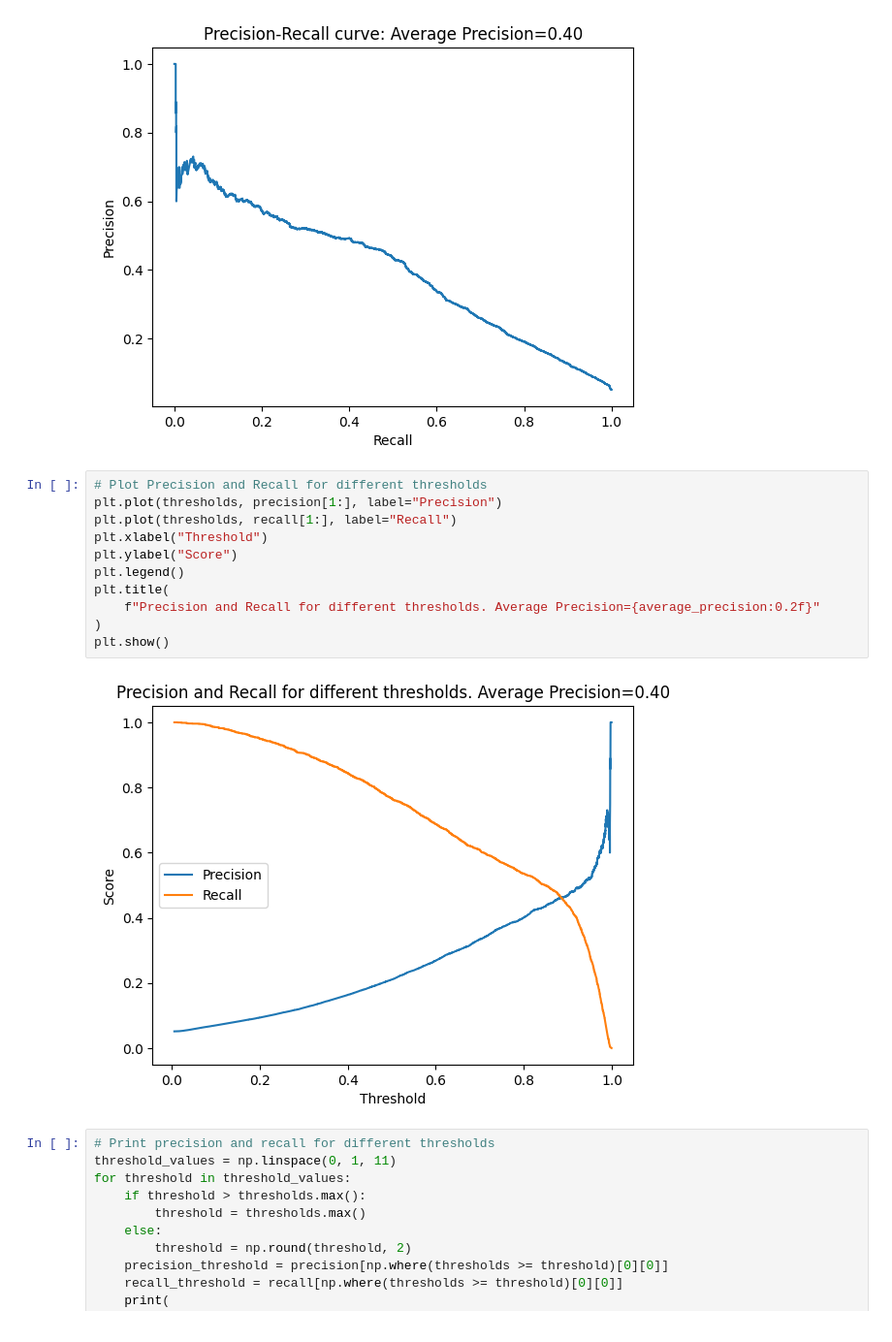
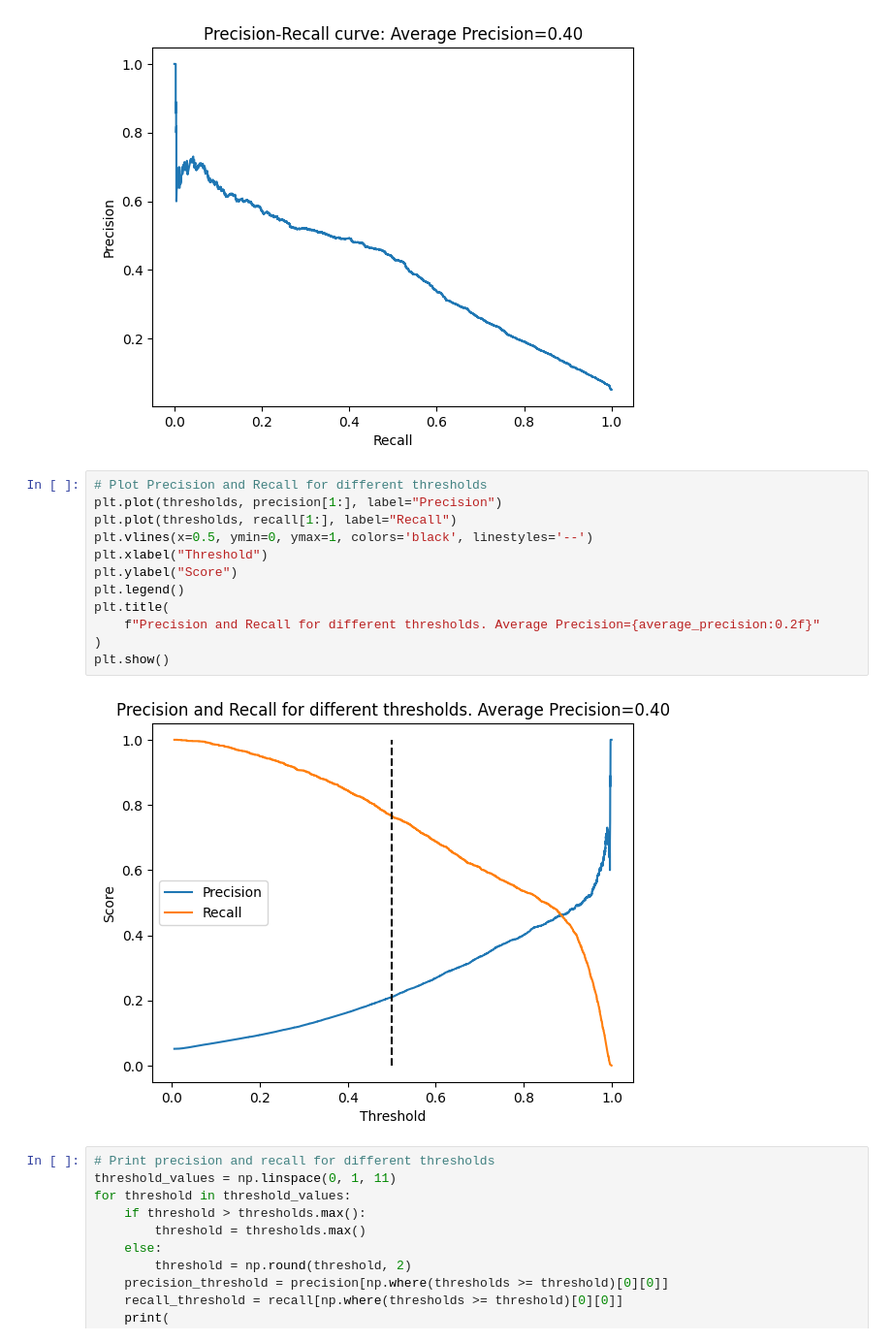
Before and after one commit to anuvrat-umich/siads_capstone, a Jupyter notebook: src/model.ipynb, the cells around one changed output. Shown at 97% size. Saved outputs shown, nothing was run; the diff lists cells and outputs as text.

```diff
--- a/src/model.ipynb
+++ b/src/model.ipynb
@@ -370,16 +376,17 @@ plt.show()
 # %%
 # Plot Precision and Recall for different thresholds
 plt.plot(thresholds, precision[1:], label="Precision")
 plt.plot(thresholds, recall[1:], label="Recall")
+plt.vlines(x=0.5, ymin=0, ymax=1, colors='black', linestyles='--')
 plt.xlabel("Threshold")
 plt.ylabel("Score")
 plt.legend()
 plt.title(
     f"Precision and Recall for different thresholds. Average Precision={average_precision:0.2f}"
 )
 plt.show()
 # %% [output]
-[figure, old version]
+[figure, new version]
 # %%
 # Print precision and recall for different thresholds
 threshold_values = np.linspace(0, 1, 11)
```
Also changed, not shown: parts of 4 cells of this notebook, 2 other files.
